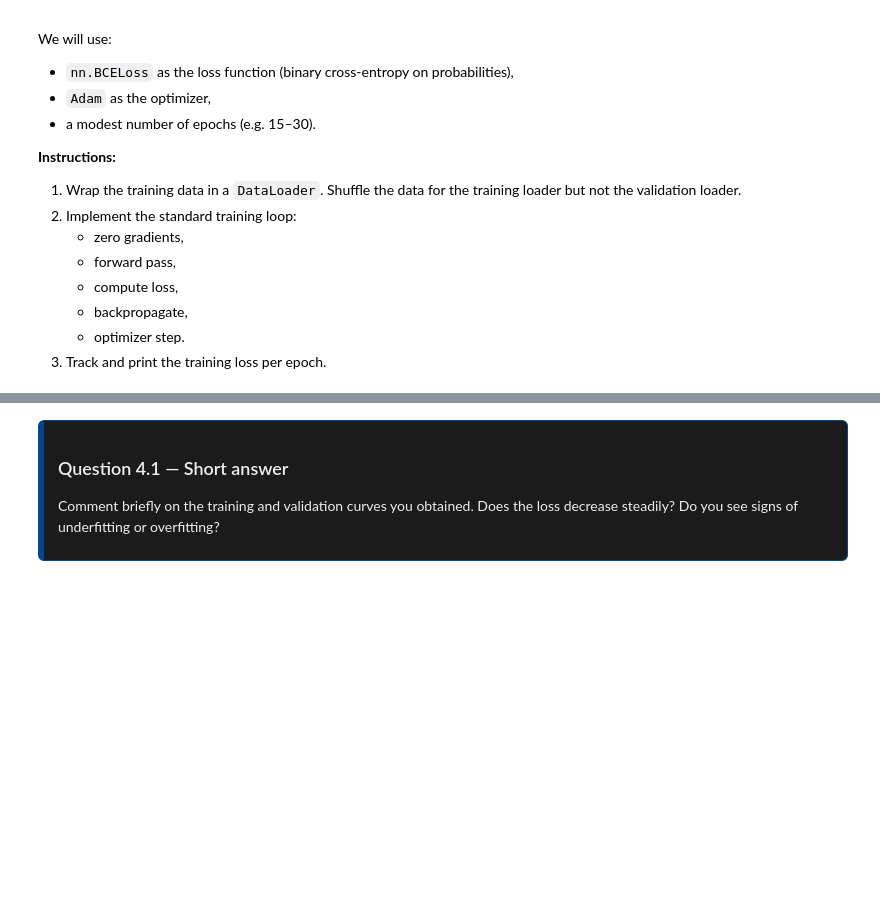
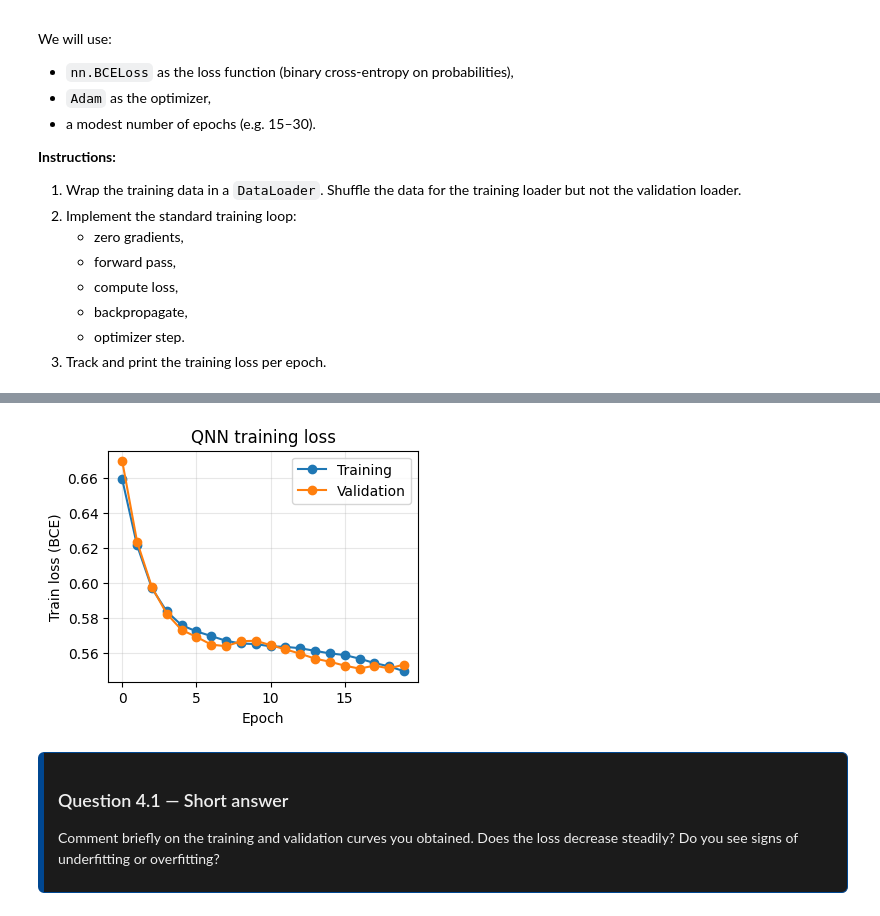
Before and after one commit to ScottMcHaffie/DD2368_assignments, a Jupyter notebook: assignment3/Assignment_3_scott.ipynb, the cells around one changed output, grey strips where cells are left out. Saved outputs shown, nothing was run; the diff lists cells and outputs as text; code cells hidden in the pictures; blank space fills up the shorter version.

```diff
--- a/assignment3/Assignment_3_scott.ipynb
+++ b/assignment3/Assignment_3_scott.ipynb
@@ -223,14 +223,15 @@ def feature_map_qnn(x, scale=1.0, entangle=True):
     scale: rescaling factor for angles
     entangle: if True, apply a CZ ring after single-qubit rotations
     """
-    # -----YOUR CODE HERE-----
     # 1. Apply AngleEmbedding with rotation="Y" and the given scale
+    qml.AngleEmbedding(features=x*scale, wires=range(n_qubits), rotation='Y')
 
     # 2. If entangle=True, apply a ring of CZ or CNOT gates
+    if entangle:
+        for i in range(n_qubits):
+            qml.CZ(wires=[i, (i + 1) % n_qubits])
 
-    # ---YOUR CODE ENDS HERE---
-    return
-
+    return None
 
 def variational_ansatz(theta):
     """
@@ -245,7 +246,14 @@ def variational_ansatz(theta):
     """
     n_layers, n_wires = theta.shape
     # -----YOUR CODE HERE-----
+    for layer in range(n_layers):
+        # Apply RY rotations to all qubits
+        for qubit in range(n_wires):
+            qml.RY(phi=theta[layer, qubit], wires=qubit)
 
+        # Apply ring of CNOTs to entangle qubits
+        for qubit in range(n_wires):
+            qml.CNOT(wires=[qubit, (qubit + 1) % n_wires])
     # ---YOUR CODE ENDS HERE---
     return
 # %% [markdown]
@@ -409,12 +439,13 @@ test_ds = TensorDataset(
     torch.tensor(y_te, dtype=torch.double).unsqueeze(1),
 )
 # -----YOUR CODE HERE-----
-train_loader =
-val_loader =
-test_loader =
+train_loader = DataLoader(train_ds, batch_size=batch_size, shuffle=True)
+val_loader = DataLoader(val_ds, batch_size=batch_size, shuffle=False)
+test_loader = DataLoader(test_ds, batch_size=batch_size, shuffle=False)
 # ---YOUR CODE ENDS HERE---
 
 print(len(train_loader), len(val_loader), len(test_loader))
 assert len(train_loader) == 8
 assert len(val_loader) == 2
 assert len(test_loader) == 2
+print(train_loader)
@@ -436,6 +470,16 @@ for epoch in range(1, n_epochs + 1):
         yb = yb.to(device_torch)
 
         # -----YOUR CODE HERE-----
+        # 1. Zero grads
+        optimizer.zero_grad()
+        # 2. Forward pass
+        probs = model(xb)
+        # 3. Compute loss
+        loss = criterion(probs, yb)
+        # 4. Backpropagate
+        loss.backward()
+        # 5. Optimizer step
+        optimizer.step()
 
         # ---YOUR CODE ENDS HERE---
 
@@ -446,6 +490,8 @@ for epoch in range(1, n_epochs + 1):
     val_loss = 0.0
     with torch.no_grad():
         for xb, yb in val_loader:
+            xb = xb.to(device_torch)
+            yb = yb.to(device_torch)
             preds = model(xb)
             loss = criterion(preds, yb)
             val_loss += loss.item() * xb.size(0)
@@ -457,14 +524,17 @@ for epoch in range(1, n_epochs + 1):
 # %%
 # Plot training loss
 
 plt.figure(figsize=(4, 3))
-plt.plot(history["loss"], marker='o')
-plt.plot(history["val_loss"], marker='o')
+plt.plot(history["loss"], marker='o', label="Training")
+plt.plot(history["val_loss"], marker='o', label="Validation")
 plt.xlabel("Epoch")
 plt.ylabel("Train loss (BCE)")
 plt.title("QNN training loss")
 plt.grid(alpha=0.3)
+plt.legend()
 plt.show()
+# %% [output]
+[figure, added]
 # %% [markdown]
 <div style="max-width: 1200px; margin: auto; border: 1px solid #004791; border-left: 6px solid #004791; border-radius: 6px; padding: 0.8em 1em; background-color: #1b1b1bff; color: #eee;">
 
```
Also changed, not shown: parts of 17 cells of this notebook.
